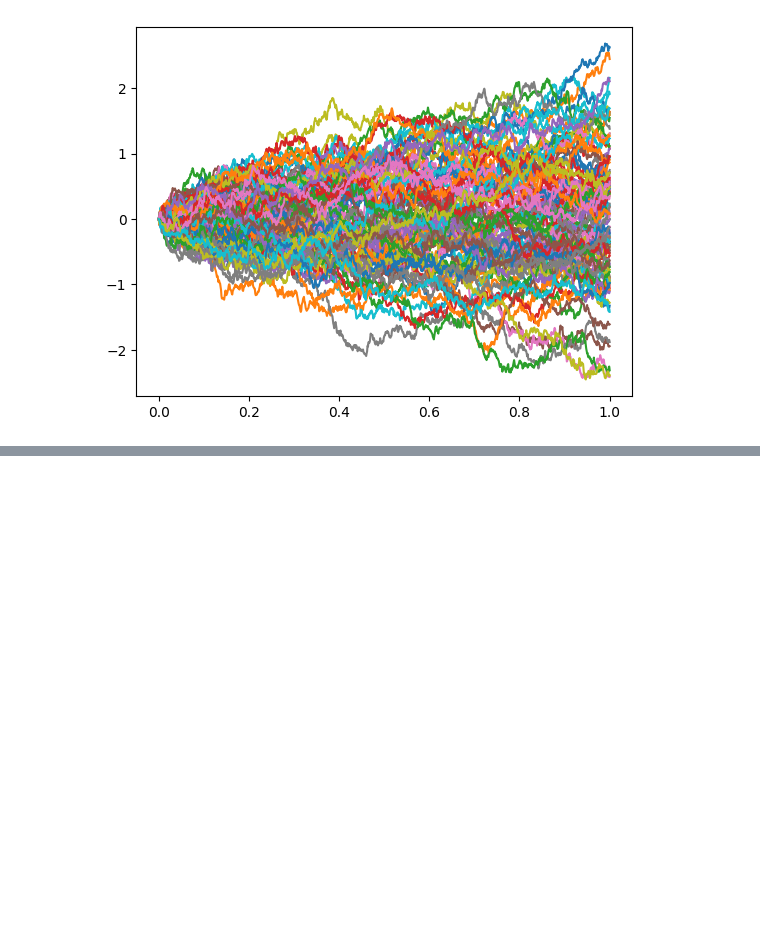
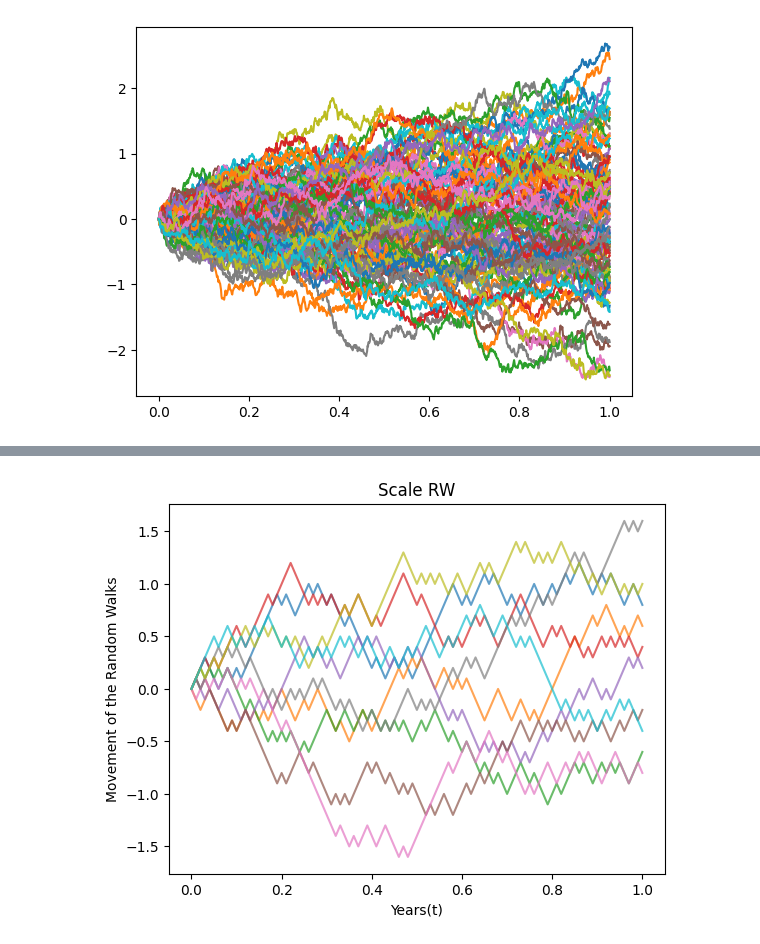
Before and after one commit to noambcm/BASICS, a Jupyter notebook: First-principles-MB.ipynb, the cells around one changed output, grey strips where cells are left out. Cells and saved outputs as stored; diff of their text form; code cells hidden in the pictures; blank space fills up the shorter version.

```diff
--- a/First-principles-MB.ipynb
+++ b/First-principles-MB.ipynb
@@ -40,0 +71,57 @@ W = np.concatenate((W0, np.cumsum(dW, axis=1)), axis = 1) # W : 100*10001
+# %%
+# 3. Quadratic Variation
+
+import math
+import itertools
+import numpy as np
+import scipy.stats as stats
+import matplotlib.pyplot as plt
+
+X = [-1, 1] # Random Walk
+number_of_simulations = 10
+stopping_time = 5
+Y = np.random.choice(X, size=(number_of_simulations, stopping_time))
+Y0 = np.zeros((number_of_simulations, 1))
+random_walks = np.concatenate((Y0,np.cumsum(Y, axis=1)), axis=1)
+
+# in Numpy, x[:-1] - x[1:] does the following :
+# [2, 3, 4, 9] ---> [-1, -1, -5]
+# round : arrondit le résultat avec trois décimaux
+
+quadratic_variation = lambda x: round(np.square(x[:-1] - x[1:]).sum(), 3)
+variance = lambda x: round(np.var(x, axis=0), 3)
+
+
+
+# 4. Scale Symetric Random Walk (used to approximate a Brownian Motion)
+
+# W(n)(t) = M(nt) / sqrt(n)
+# M(nt) = sum from 1 to nt of Xk where Xk random walk
+# Idea : subdivision of [0, t] in n infinitesimal intervals
+# So that when n goes to inf, we are in continuous time and we work with a Brownian Motion
+
+
+random_walk = [-1, 1]
+number_of_simulations = 10
+t = 1 # Time
+number_of_intervals = 100 # Subdivision of [0, 1] in 100 intervals
+
+walking_vector = np.random.choice(random_walk, size=(number_of_simulations, number_of_intervals))
+initialized_vector = np.zeros((number_of_simulations, 1))
+complete_vector = np.cumsum(walking_vector, axis=1)
+final_vector = np.concatenate((initialized_vector, complete_vector), axis=1)
+# size of final_vector : 10*1001
+
+scaled_random_walk = (1/np.sqrt(number_of_intervals)) * final_vector # size: 10*1001
+
+time = np.linspace(0, t, number_of_intervals + 1) # +1 bc there is the initilized vector (time 0)
+
+for i in range(number_of_simulations):
+    plt.plot(time, scaled_random_walk[i, :], label=f"Simulation {i+1}", alpha=0.7)
+
+plt.title("Scale RW")
+plt.xlabel("Years(t)")
+plt.ylabel("Movement of the Random Walks")
+plt.show()
+# %% [output]
+[figure, added]
```
Also changed, not shown: parts of 5 cells of this notebook.
